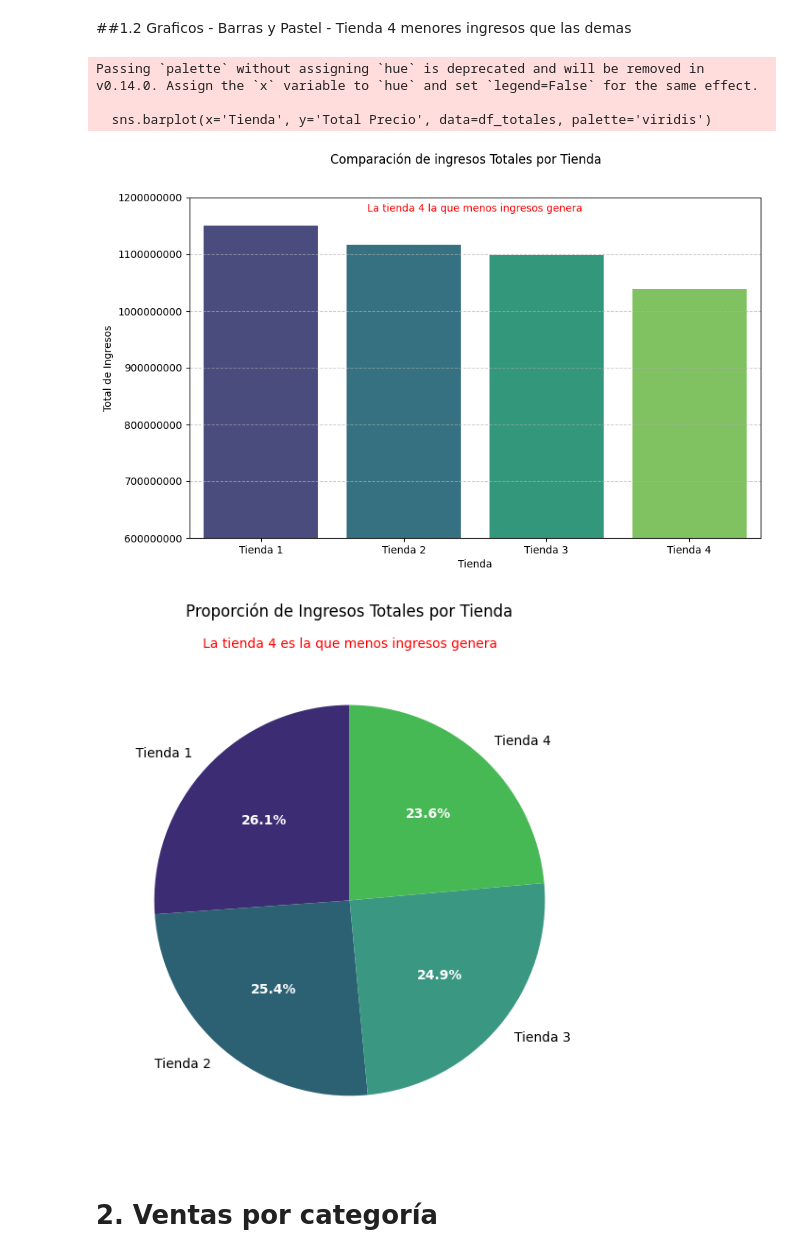
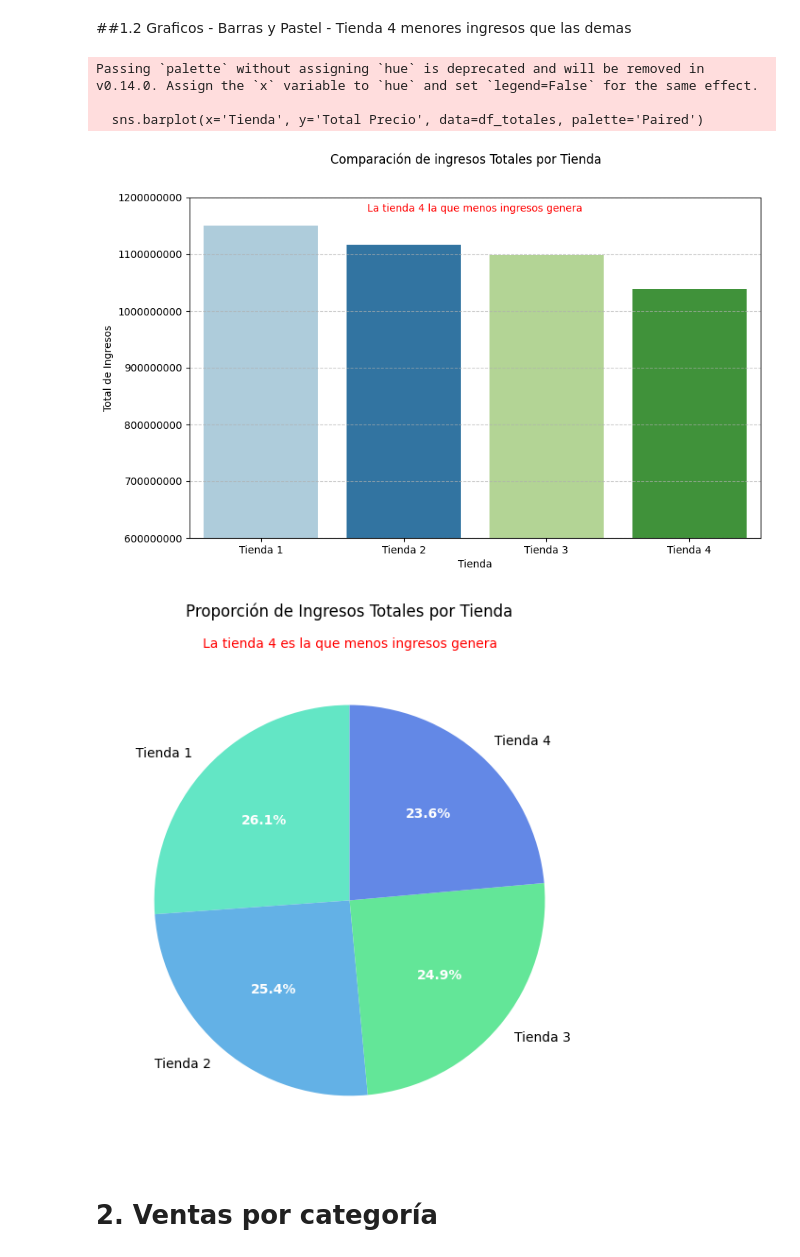
Before and after one commit to AlejaCruzR/Challenge_Alura_Store_AleCruz, a Jupyter notebook: AluraStoreLatam_AleCruz.ipynb, the cells around one changed output. Saved outputs shown, nothing was run; the diff lists cells and outputs as text; code cells hidden in the pictures.

```diff
--- a/AluraStoreLatam_AleCruz.ipynb
+++ b/AluraStoreLatam_AleCruz.ipynb
@@ -455,7 +455,7 @@ totales_tiendas = {
 df_totales = pd.DataFrame(list(totales_tiendas.items()), columns=['Tienda', 'Total Precio'])
 
 plt.figure(figsize=(10, 6))
-sns.barplot(x='Tienda', y='Total Precio', data=df_totales, palette='viridis')
+sns.barplot(x='Tienda', y='Total Precio', data=df_totales, palette='Paired')
 plt.suptitle('Comparación de ingresos Totales por Tienda')
 plt.title('La tienda 4 la que menos ingresos genera', fontsize=10, y=0.94, color='red')
 plt.xlabel('Tienda')
@@ -468,32 +468,32 @@ plt.show()
 # %% [output]
 Passing `palette` without assigning `hue` is deprecated and will be removed in v0.14.0. Assign the `x` variable to `hue` and set `legend=False` for the same effect.
 
-  sns.barplot(x='Tienda', y='Total Precio', data=df_totales, palette='viridis')
+  sns.barplot(x='Tienda', y='Total Precio', data=df_totales, palette='Paired')
-[figure, old version]
+[figure, new version]
 # %%
 df_totales = pd.DataFrame(list(totales_tiendas.items()), columns=['Tienda', 'Total Precio'])
 
-paleta = ['#3C2C73', '#2C6173', '#3A9882', '#46B955']
+paleta = ['#63E6C5', '#63B1E6', '#63E698', '#6388E6']
 plt.figure(figsize=(6, 6))
 wedges, texts, autotexts = plt.pie(
     df_totales['Total Precio'],
     labels=df_totales['Tienda'],
     autopct='%1.1f%%',     # para mostrar porcentaje
     startangle=90,
     colors=paleta
 )
 
 for at in autotexts:
     at.set_color('white')
     at.set_fontweight('bold')
 
 plt.suptitle('Proporción de Ingresos Totales por Tienda')
 plt.title('La tienda 4 es la que menos ingresos genera', fontsize=10, color='red')
 plt.tight_layout()
 plt.savefig('comparacion_ingresos_Gpastel.png', dpi=300,bbox_inches='tight')
 plt.show()
 # %% [output]
-[figure, old version]
+[figure, new version]
 # %% [markdown]
 # 2. Ventas por categoría
 # %% [markdown]
```
Also changed, not shown: parts of 12 cells of this notebook.
